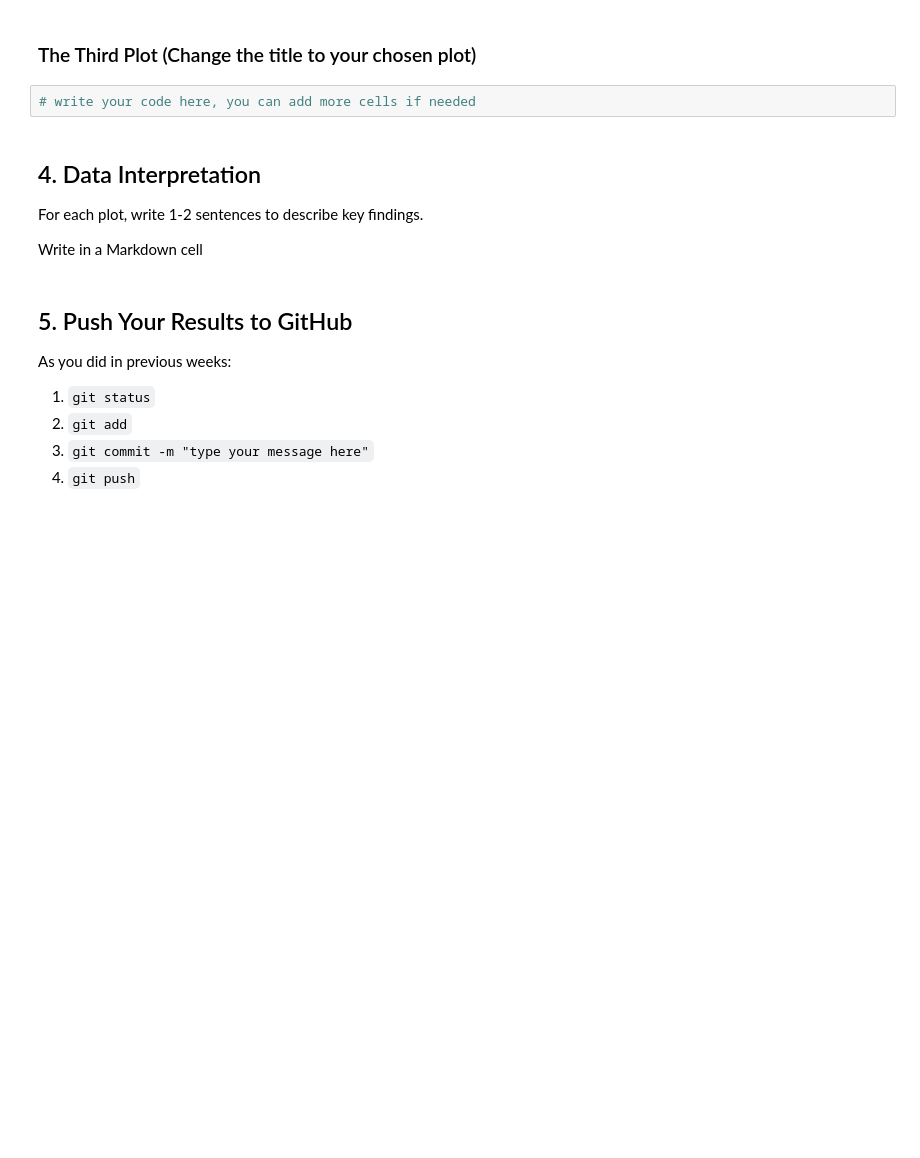
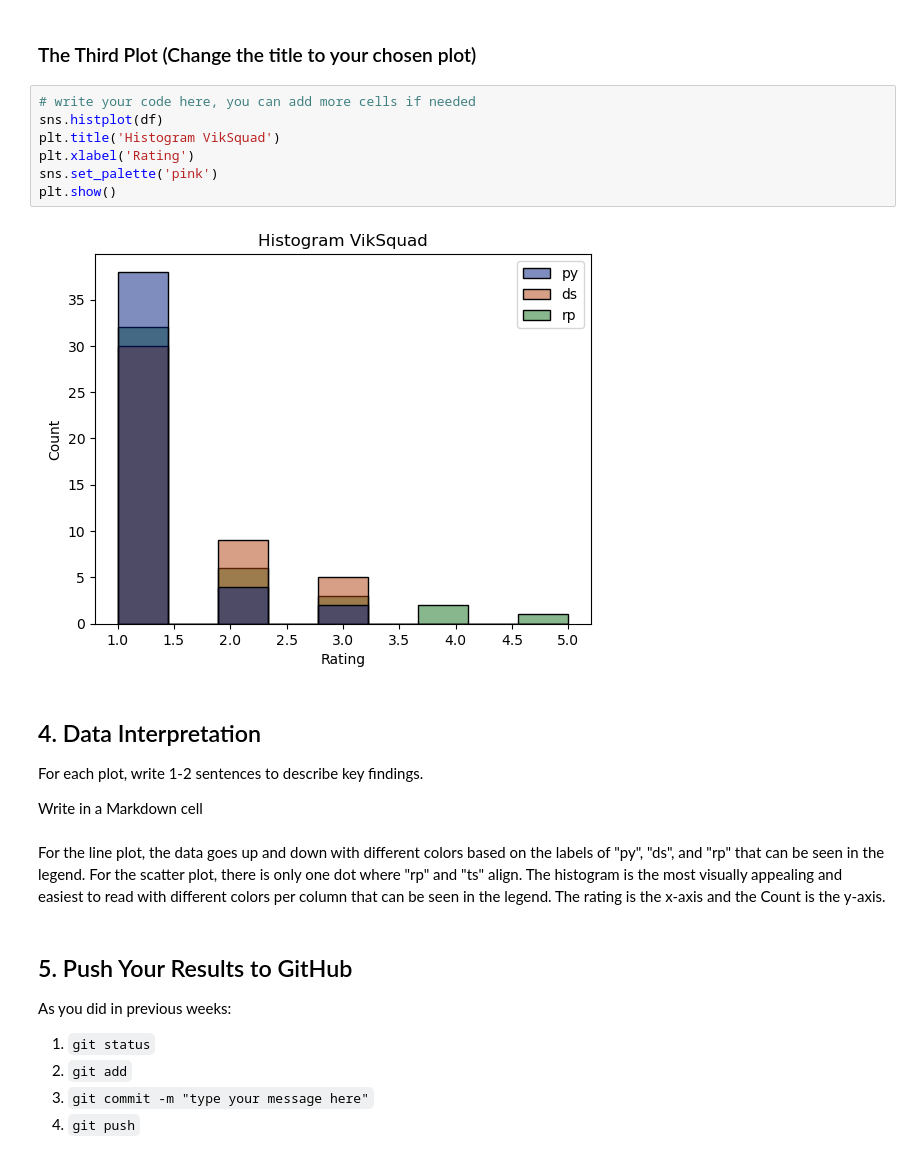
Before and after one commit to ReproTeach/w4-in-class-exercise-vik_squad, a Jupyter notebook: week4_in-class_exercise.ipynb, the cells around one changed output. Cells and saved outputs as stored; diff of their text form; blank space fills up the shorter version.

Commit message:
Vik Squad Loves you ! <3

```diff
--- a/week4_in-class_exercise.ipynb
+++ b/week4_in-class_exercise.ipynb
@@ -73,12 +174,21 @@ Use [Tuesday's](https://github.com/yibeichan/COMM160DS/blob/main/week_4/lecture_
 ###  The Third Plot (Change the title to your chosen plot)
 # %%
 # write your code here, you can add more cells if needed
+sns.histplot(df)
+plt.title('Histogram VikSquad')
+plt.xlabel('Rating')
+sns.set_palette('pink')
+plt.show()
+# %% [output]
+[figure, added]
 # %% [markdown]
 ## 4. Data Interpretation
 
 For each plot, write 1-2 sentences to describe key findings.
 
 Write in a Markdown cell
+# %% [markdown]
+For the line plot, the data goes up and down with different colors based on the labels of "py", "ds", and "rp" that can be seen in the legend. For the scatter plot, there is only one dot where "rp" and "ts" align. The histogram is the most visually appealing and easiest to read with different colors per column that can be seen in the legend. The rating is the x-axis and the Count is the y-axis.
 # %% [markdown]
 ## 5. Push Your Results to GitHub
 
```
Also changed, not shown: parts of 11 cells of this notebook.
